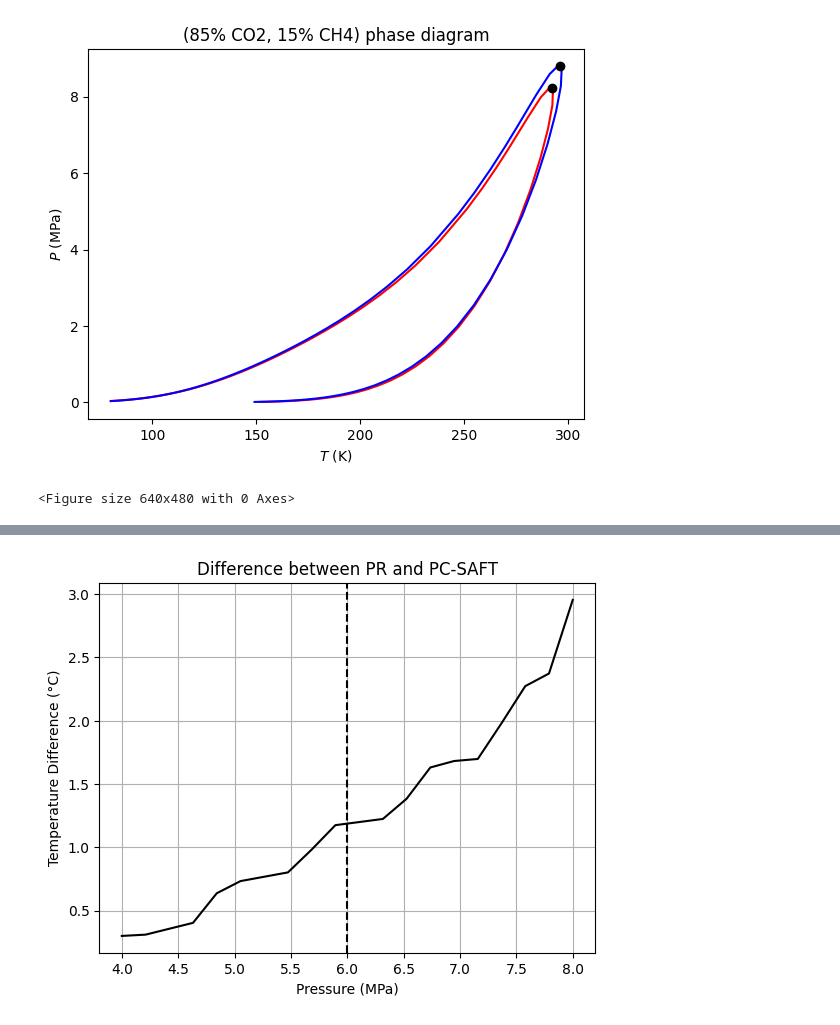
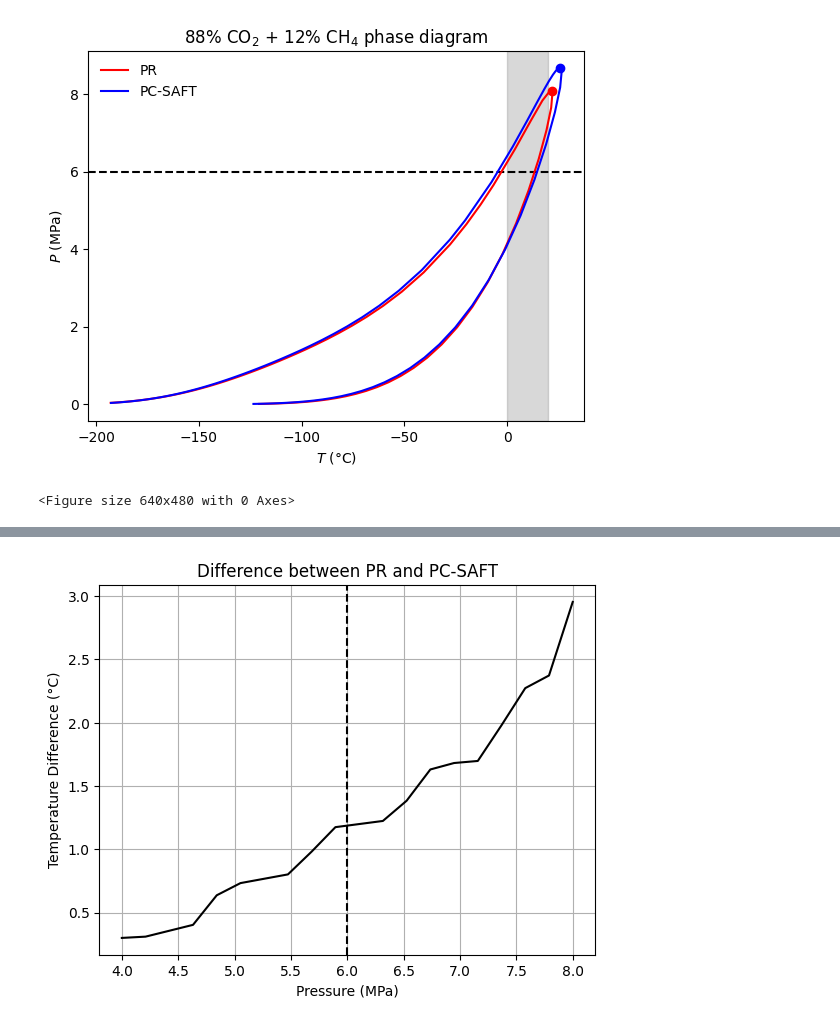
Before and after one commit to MohamedAmineBouguezzoul/Stage-3A, a Jupyter notebook: Aramco/CO2 CH4.ipynb, the cells around one changed output, grey strips where cells are left out. Drawn from its saved outputs; the diff is of its cells as text; code cells hidden in the pictures.

```diff
--- a/Aramco/CO2 CH4.ipynb
+++ b/Aramco/CO2 CH4.ipynb
@@ -4,35 +41,46 @@ import numpy as np
 # %%
+#!/usr/bin/python
 import sys
 sys.path.insert(0,'../pycThermopack/')
-# Importing pyThermopack
+import matplotlib.pyplot as plt
+import numpy as np
+from thermopack.extended_csp import ext_csp
+from thermopack.pcsaft import pcsaft
 from thermopack.tcPR import tcPR
-from thermopack.pcsaft import pcsaft
 
-# Importing Numpy (math, arrays, etc...)
-import numpy as np
-# Importing Matplotlib (plotting)
-import matplotlib.pyplot as plt
-
-# Instanciate and init tcPR object. Translated and consistent cubic EoS by le Guennec et al. (10.1016/j.fluid.2016.09.003)
 
 tc_pr = tcPR("CO2,C1")
-pc_saft = pcsaft("CO2,C1")
-models = [tc_pr, pc_saft]
-colors = ['r','b']
+pcs = pcsaft("CO2,C1")
+
+eoss = [tc_pr, pcs]
+colors = ["r", "b"]
+
 # Plot phase envelope
-z = np.array([0.85,0.15])
-for model in models:
-    T, P, v = model.get_envelope_twophase(1.0e4, z, maximum_pressure=1.5e7, calc_v=True)
-    Tc, vc, Pc = model.critical(z)
-    plt.plot(T, P * 1.0e-6, color = colors[models.index(model)])
-    plt.plot([Tc], [Pc * 1.0e-6], "ko")
+x = .88
+z = np.array([x, 1-x])
 
+plt.axvspan(0, 20, alpha=0.3, color='gray')
 
+# plt.axvline(0, color='black', alpha=1, linestyle = '--')
+# plt.axvline(20, color='black', alpha=1, linestyle = '--')
+plt.axhline(6, color='black', alpha=1, linestyle = '--')
+
+for i, eos in enumerate(eoss):
+    label = eos.get_model_id()
+    T, P, v = eos.get_envelope_twophase(1.0e4,
+                                        z,
+                                        maximum_pressure=1.5e7,
+                                        calc_v=True)
+    Tc, vc, Pc = eos.critical(z)
+    plt.plot(T - 273, P*1.0e-6, color=colors[i], label=label)
+    plt.plot([Tc- 273], [Pc*1.0e-6], color=colors[i], marker="o")
 plt.ylabel(r"$P$ (MPa)")
-plt.xlabel(r"$T$ (K)")
-plt.title("(85% CO2, 15% CH4) phase diagram")
+plt.xlabel(r"$T$ (°C)")
+leg = plt.legend(loc="best", numpoints=1, frameon=False)
+plt.title(str(int(100*x)) + "% CO$_2$ + " + str(int(100-100*x)) + "% CH$_4$ phase diagram")
+# experimental data?
 plt.show()
 plt.clf()
 # %% [output]
-[figure, old version]
+[figure, new version]
 <Figure size 640x480 with 0 Axes>
```
Also changed, not shown: parts of 8 cells of this notebook.
